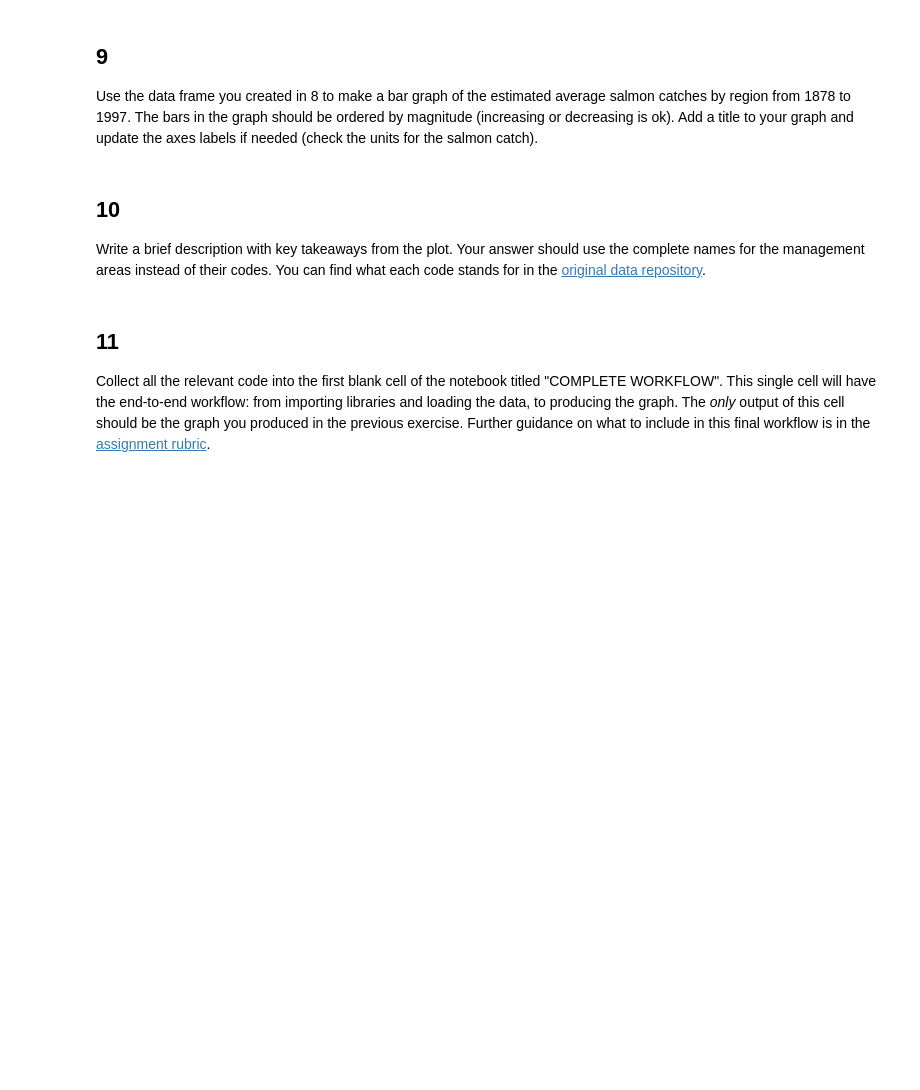
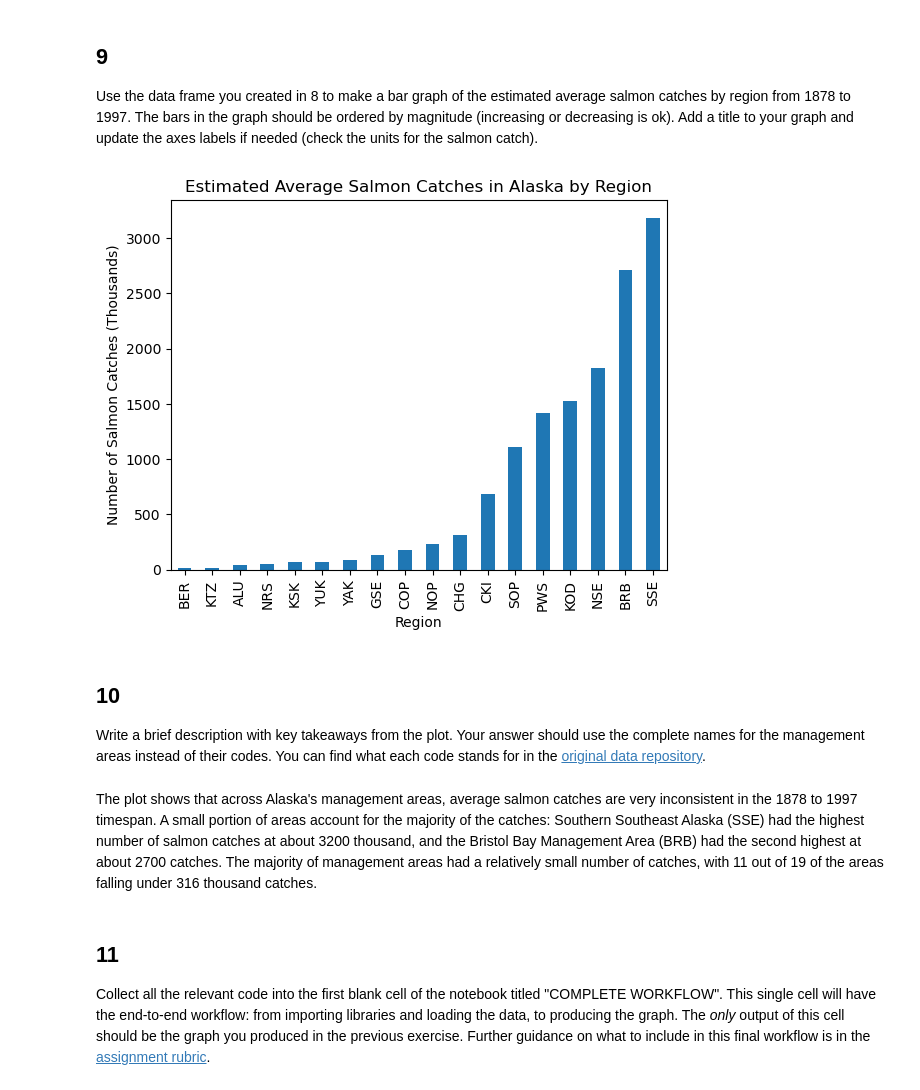
Before and after one commit to karolinasienko/eds220-hwk2, a Jupyter notebook: task2/hwk2-task2-salmon.ipynb, the cells around one changed output. Saved outputs shown, nothing was run; the diff lists cells and outputs as text; code cells hidden in the pictures; blank space fills up the shorter version.

Commit message:
Graph average salmon catches

```diff
--- a/task2/hwk2-task2-salmon.ipynb
+++ b/task2/hwk2-task2-salmon.ipynb
@@ -247,3 +246,7 @@ q7 results: All test cases passed!
 
 ## 8
 Create a data frame with the average salmon catch per region. HINT: use `groupby()`. Store your data frame in a new variable called `avg_region`
+# %%
+# New df with average salmon catch per region
+avg_region = catch_data.groupby('Region')['Catch'].mean()
+avg_region
@@ -257,6 +283,14 @@ grader.check("q8")
 ## 9
 
 Use the data frame you created in 8 to make a bar graph of the estimated average salmon catches by region from 1878 to 1997. The bars in the graph should be ordered by magnitude (increasing or decreasing is ok). Add a title to your graph and update the axes labels if needed (check the units for the salmon catch).
+# %%
+avg_region.sort_values().plot(
+    kind = 'bar',
+    ylabel = 'Number of Salmon Catches (Thousands)',
+    title = 'Estimated Average Salmon Catches in Alaska by Region'
+);
+# %% [output]
+[figure, added]
 # %% [markdown]
 <!-- END QUESTION -->
 
@@ -265,6 +299,8 @@ Use the data frame you created in 8 to make a bar graph of the estimated average
 ## 10
 
 Write a brief description with key takeaways from the plot. Your answer should use the complete names for the management areas instead of their codes. You can find what each code stands for in the [original data repository](https://knb.ecoinformatics.org/view/df35b.304.2#df35b.303.1).
+# %% [markdown]
+The plot shows that across Alaska's management areas, average salmon catches are very inconsistent in the 1878 to 1997 timespan. A small portion of areas account for the majority of the catches: Southern Southeast Alaska (SSE) had the highest number of salmon catches at about 3200 thousand, and the Bristol Bay Management Area (BRB) had the second highest at about 2700 catches. The majority of management areas had a relatively small number of catches, with 11 out of 19 of the areas falling under 316 thousand catches.
 # %% [markdown]
 <!-- END QUESTION -->
 
```
Also changed, not shown: parts of 4 cells of this notebook.
